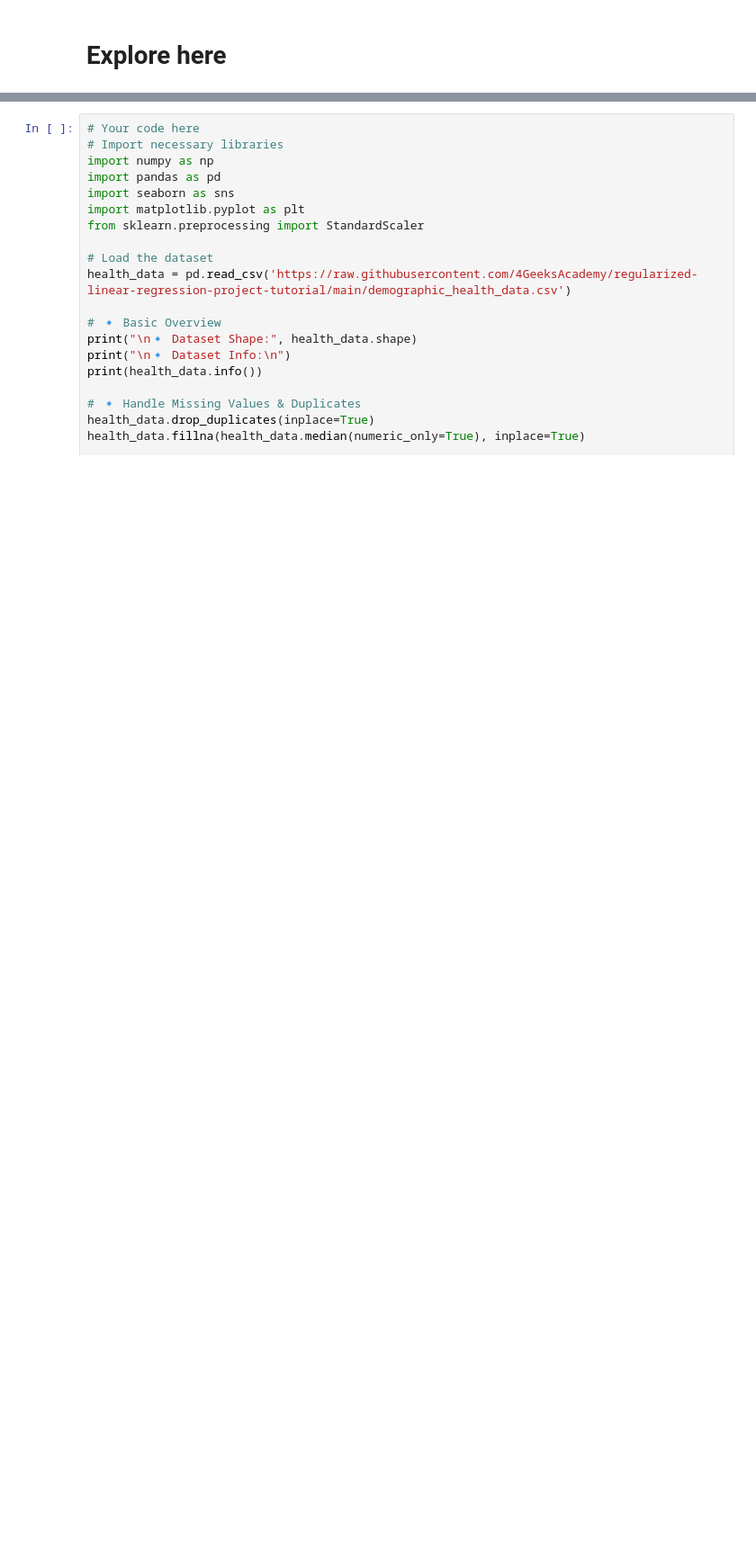
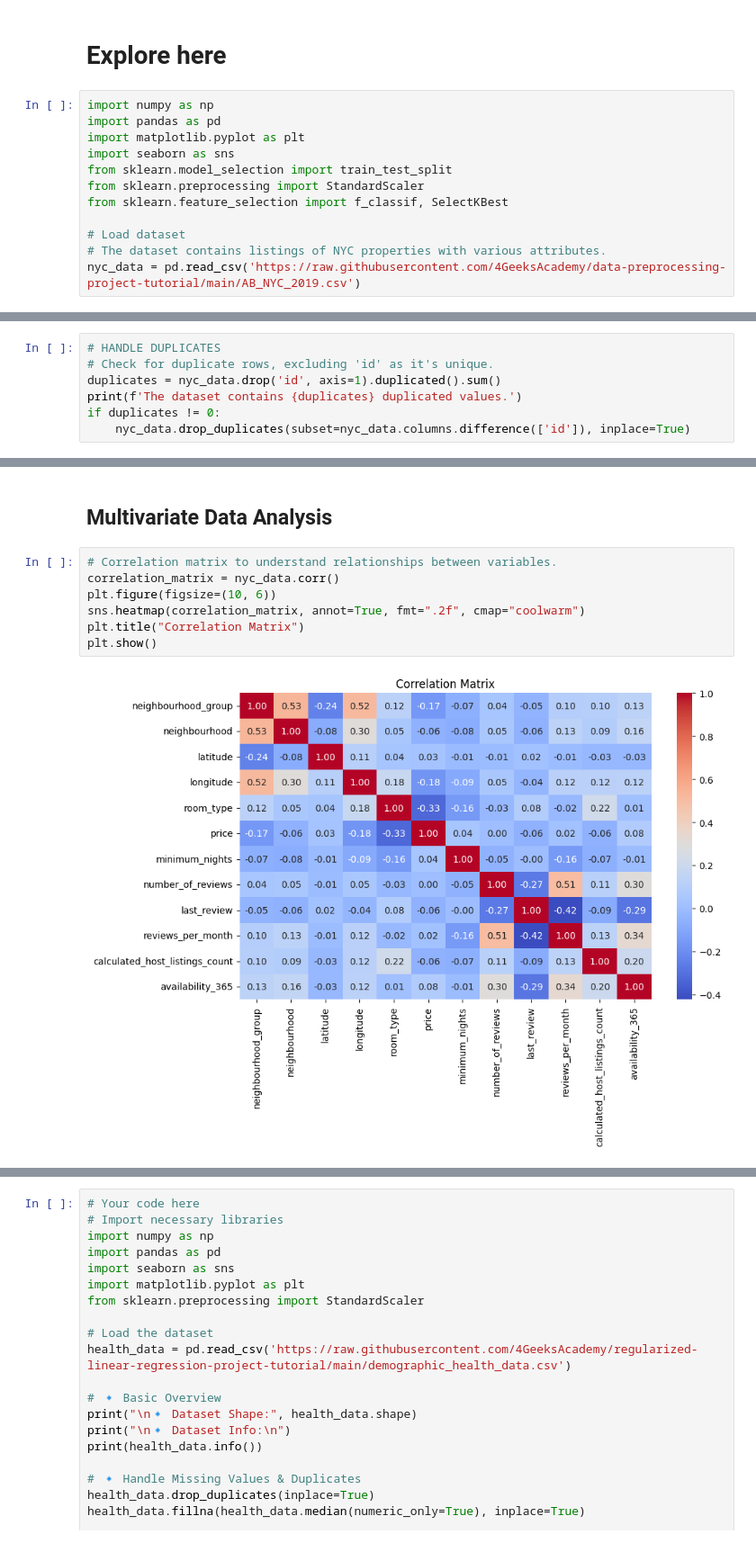
Before and after one commit to 4GeeksAcademy/Bertuzzi-regularized-linear-model, a Jupyter notebook: src/explore.ipynb, the cells around one changed output, grey strips where cells are left out. Shown: that part at 90% size. Saved outputs shown, nothing was run; the diff lists cells and outputs as text; blank space fills up the shorter version.

```diff
--- a/src/explore.ipynb
+++ b/src/explore.ipynb
@@ -1,2 +1,14 @@
 # %% [markdown]
 # Explore here
+# %%
+import numpy as np
+import pandas as pd
+import matplotlib.pyplot as plt
+import seaborn as sns
+from sklearn.model_selection import train_test_split
+from sklearn.preprocessing import StandardScaler
+from sklearn.feature_selection import f_classif, SelectKBest
+
+# Load dataset
+# The dataset contains listings of NYC properties with various attributes.
+nyc_data = pd.read_csv('https://raw.githubusercontent.com/4GeeksAcademy/data-preprocessing-project-tutorial/main/AB_NYC_2019.csv')
@@ -2,0 +44,7 @@
+# %%
+# HANDLE DUPLICATES
+# Check for duplicate rows, excluding 'id' as it's unique.
+duplicates = nyc_data.drop('id', axis=1).duplicated().sum()
+print(f'The dataset contains {duplicates} duplicated values.')
+if duplicates != 0:
+    nyc_data.drop_duplicates(subset=nyc_data.columns.difference(['id']), inplace=True)
@@ -2,0 +212,11 @@
+# %% [markdown]
+## Multivariate Data Analysis
+# %%
+# Correlation matrix to understand relationships between variables.
+correlation_matrix = nyc_data.corr()
+plt.figure(figsize=(10, 6))
+sns.heatmap(correlation_matrix, annot=True, fmt=".2f", cmap="coolwarm")
+plt.title("Correlation Matrix")
+plt.show()
+# %% [output]
+[figure, added]
```
Also changed, not shown: parts of 19 cells of this notebook.
